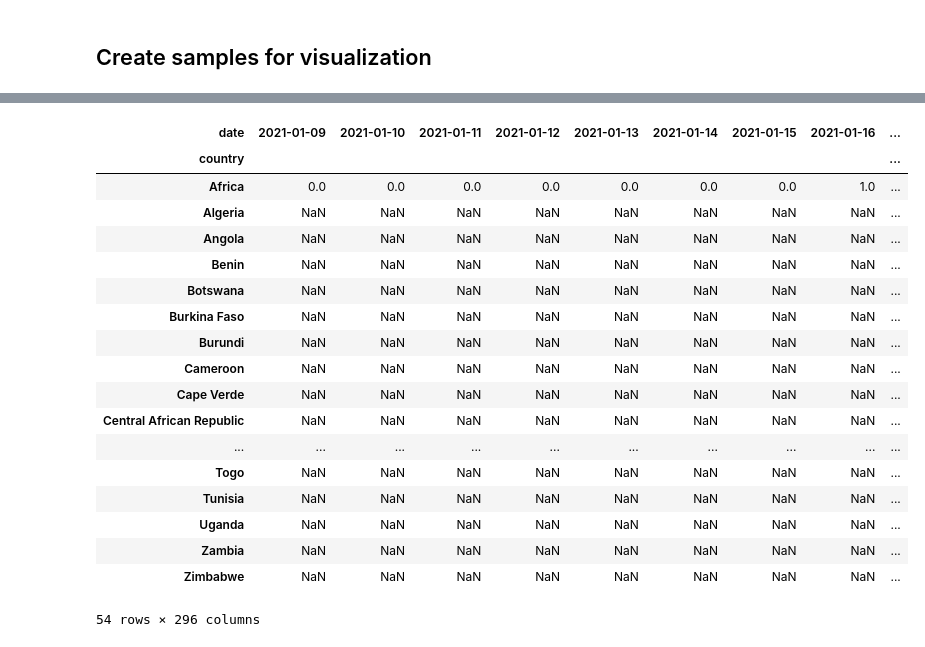
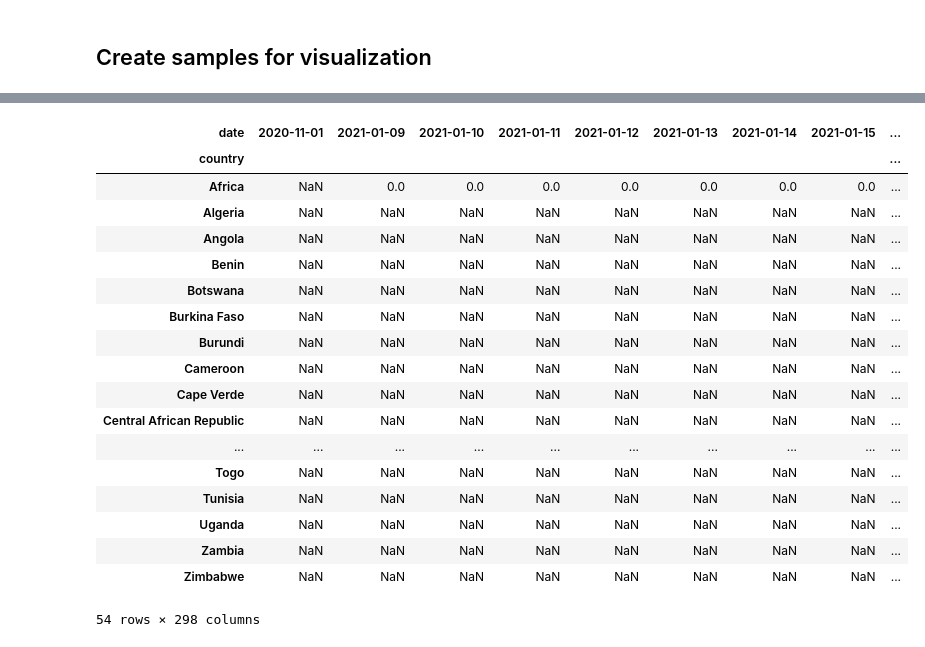
Before and after one commit to f-krause/veda_23_covid_dashboard, a Jupyter notebook: EDA.ipynb, the cells around one changed output, grey strips where cells are left out. Saved outputs shown, nothing was run; the diff lists cells and outputs as text; code cells hidden in the pictures.

```diff
--- a/EDA.ipynb
+++ b/EDA.ipynb
@@ -21,5 +21,5 @@ df = df[~(df.population < 10_000)]
 df = df[df.country != "Mayotte"]
 
 # Select only timeframe
-df = df[df.date < "2021-11"]
-df = df["2020-11" < df.date]
+df = df[df.date <= "2021-11"]
+df = df["2020-11" <= df.date]
@@ -363,14 +349,15 @@ df_cases
 # %%
 # View_br: Line chart new vaccinations
 df_vacc = df[["country", "date", "new_vaccinations_smoothed_per_million"]]
 df_vacc = df_vacc.pivot_table(values="new_vaccinations_smoothed_per_million", index="country", columns="date")
+df_vacc.insert(0, "2020-11-01", np.nan)
 # df_vacc = pd.concat([df_vacc.iloc[1:, :], pd.DataFrame(df_vacc.iloc[0, :]).T])
 # df_vacc.to_csv("./data/vacc.csv", index=True)
 df_vacc
 # %% [output]
-| date | 2021-01-09 | 2021-01-10 | 2021-01-11 | 2021-01-12 | 2021-01-13 | 2021-01-14 | 2021-01-15 | 2021-01-16 | ... |
+| date | 2020-11-01 | 2021-01-09 | 2021-01-10 | 2021-01-11 | 2021-01-12 | 2021-01-13 | 2021-01-14 | 2021-01-15 | ... |
 | country |  |  |  |  |  |  |  |  | ... |
-| Africa | 0.0 | 0.0 | 0.0 | 0.0 | 0.0 | 0.0 | 0.0 | 1.0 | ... |
+| Africa | NaN | 0.0 | 0.0 | 0.0 | 0.0 | 0.0 | 0.0 | 0.0 | ... |
 | Algeria | NaN | NaN | NaN | NaN | NaN | NaN | NaN | NaN | ... |
 | Angola | NaN | NaN | NaN | NaN | NaN | NaN | NaN | NaN | ... |
 | Benin | NaN | NaN | NaN | NaN | NaN | NaN | NaN | NaN | ... |
@@ -386,4 +373,4 @@ df_vacc
 | Uganda | NaN | NaN | NaN | NaN | NaN | NaN | NaN | NaN | ... |
 | Zambia | NaN | NaN | NaN | NaN | NaN | NaN | NaN | NaN | ... |
 | Zimbabwe | NaN | NaN | NaN | NaN | NaN | NaN | NaN | NaN | ... |
-54 rows × 296 columns
+54 rows × 298 columns
```
Also changed, not shown: parts of 4 cells of this notebook, 8 other files.
